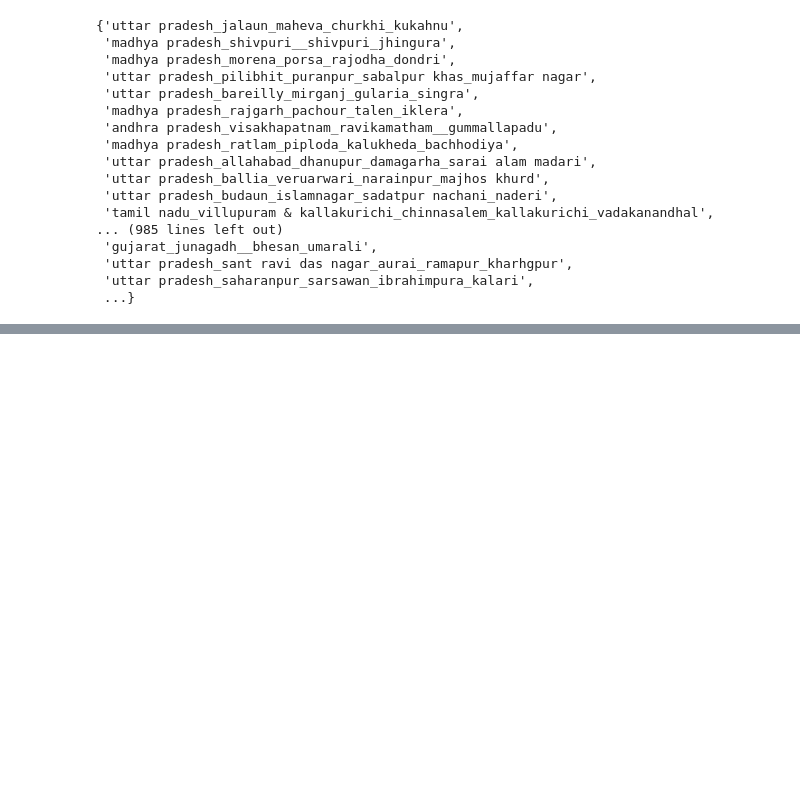
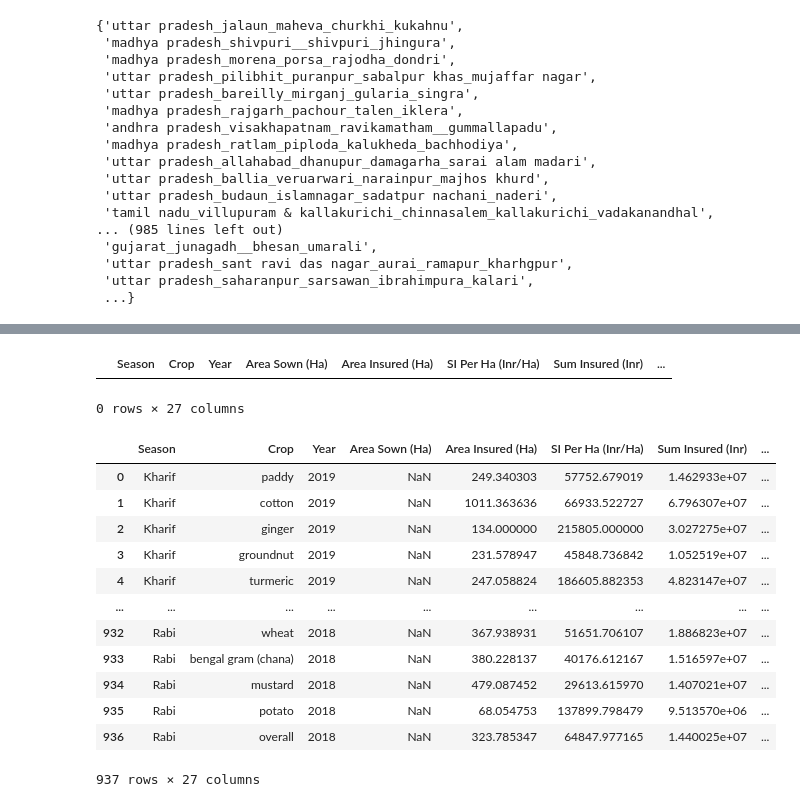
Before and after one commit to amaurylancelin/Datathon, a Jupyter notebook: Exploration/key_analysis.ipynb, the cells around one changed output, grey strips where cells are left out. Saved outputs shown, nothing was run; the diff lists cells and outputs as text; code cells hidden in the pictures; blank space fills up the shorter version.

```diff
--- a/Exploration/key_analysis.ipynb
+++ b/Exploration/key_analysis.ipynb
@@ -183,0 +196,14 @@ Kharif.query("key == 'uttar pradesh_sant ravi das nagar_aurai_ramapur_kharhgpur'
+# %%
+stats = {"Kharif": {}, "Rabi": {}}
+for path in tqdm(pathData.glob(f"*/*.json"), total=len(list(pathData.glob(f"*/*.json")))):
+
+        with open(path, "r") as f:
+
+            stats_state = json.load(f)
+        year = str(path).split("/")[-1].replace(".json", "").split("_")[0]
+        name = str(path).split("/")[-1].replace(".json", "").split("_")[1]
+        season = str(path).split("/")[-1].replace(".json", "").split("_")[-1]
+        stats[season][f"{year}_{name}"] = stats_state
+
+
+stats
@@ -183,0 +228,11 @@ Kharif.query("key == 'uttar pradesh_sant ravi das nagar_aurai_ramapur_kharhgpur'
+# %%
+columns=["Season", "Crop","Year",'Area Sown (Ha)', "Area Insured (Ha)", 'SI Per Ha (Inr/Ha)', 'Sum Insured (Inr)', 'Indemnity Level']
+
+for year in range(2000,2019):
+    columns.append(f"{year} Yield")
+
+df = pd.DataFrame(columns=columns)
+df
+# %% [output]
+|  | Season | Crop | Year | Area Sown (Ha) | Area Insured (Ha) | SI Per Ha (Inr/Ha) | Sum Insured (Inr) | ... |
+0 rows × 27 columns
@@ -183,0 +255,17 @@ Kharif.query("key == 'uttar pradesh_sant ravi das nagar_aurai_ramapur_kharhgpur'
+# %%
+df = pd.DataFrame(L, columns=columns)
+df
+# %% [output]
+|  | Season | Crop | Year | Area Sown (Ha) | Area Insured (Ha) | SI Per Ha (Inr/Ha) | Sum Insured (Inr) | ... |
+| 0 | Kharif | paddy | 2019 | NaN | 249.340303 | 57752.679019 | 1.462933e+07 | ... |
+| 1 | Kharif | cotton | 2019 | NaN | 1011.363636 | 66933.522727 | 6.796307e+07 | ... |
+| 2 | Kharif | ginger | 2019 | NaN | 134.000000 | 215805.000000 | 3.027275e+07 | ... |
+| 3 | Kharif | groundnut | 2019 | NaN | 231.578947 | 45848.736842 | 1.052519e+07 | ... |
+| 4 | Kharif | turmeric | 2019 | NaN | 247.058824 | 186605.882353 | 4.823147e+07 | ... |
+| ... | ... | ... | ... | ... | ... | ... | ... | ... |
+| 932 | Rabi | wheat | 2018 | NaN | 367.938931 | 51651.706107 | 1.886823e+07 | ... |
+| 933 | Rabi | bengal gram (chana) | 2018 | NaN | 380.228137 | 40176.612167 | 1.516597e+07 | ... |
+| 934 | Rabi | mustard | 2018 | NaN | 479.087452 | 29613.615970 | 1.407021e+07 | ... |
+| 935 | Rabi | potato | 2018 | NaN | 68.054753 | 137899.798479 | 9.513570e+06 | ... |
+| 936 | Rabi | overall | 2018 | NaN | 323.785347 | 64847.977165 | 1.440025e+07 | ... |
+937 rows × 27 columns
```
Also changed, not shown: parts of 11 cells of this notebook, 2 other files.
